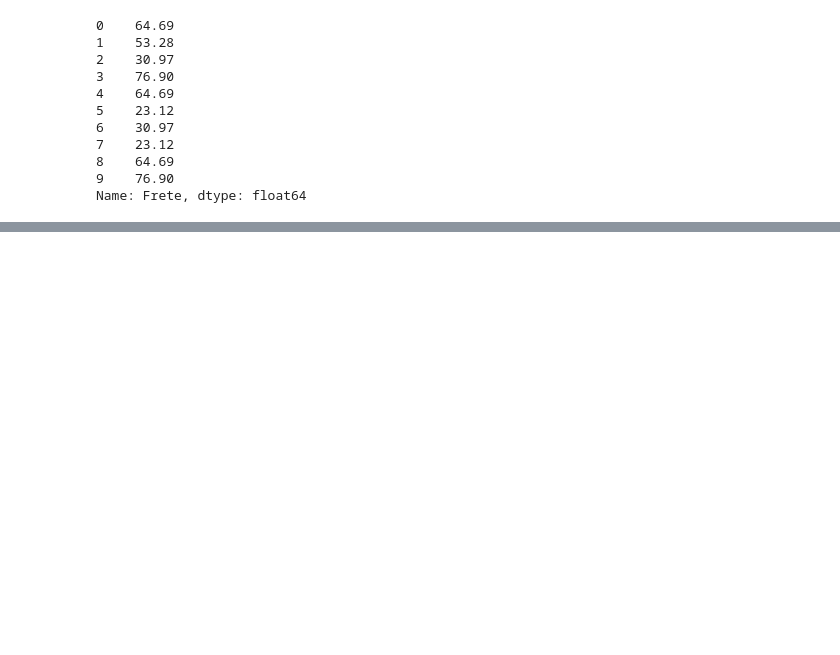
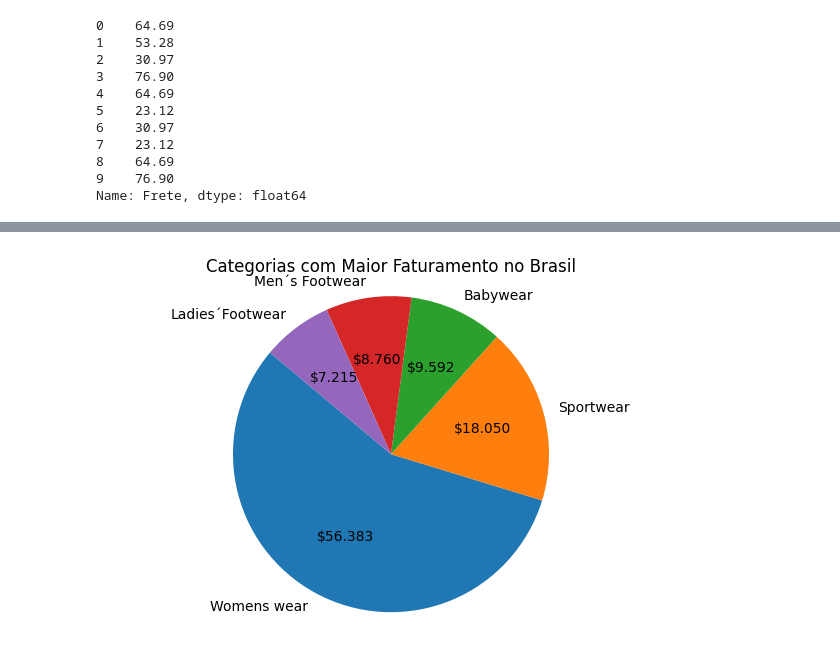
Before and after one commit to ronaldofillho/BI, a Jupyter notebook: Atividade1/Leitura.ipynb, the cells around one changed output, grey strips where cells are left out. Saved outputs shown, nothing was run; the diff lists cells and outputs as text; code cells hidden in the pictures; blank space fills up the shorter version.

```diff
--- a/Atividade1/Leitura.ipynb
+++ b/Atividade1/Leitura.ipynb
@@ -118,0 +148,15 @@ planilha_total.head()
+# %%
+#3.Quais as categorias de produtos que geram maior faturamento (Vendas) no Brasil?
+
+brasilSales = planilha_total[planilha_total['ClientePaís'] == 'Brazil']
+revenueCategories = brasilSales.groupby('CategoriaNome')['Vendas'].sum()
+highestCategoryRevenue = revenueCategories.sort_values(ascending=False).head(5)
+
+plt.figure(figsize=(6,4))
+plt.pie(highestCategoryRevenue, labels=highestCategoryRevenue.index, autopct='$%1.3f', startangle=140)
+plt.axis('equal')
+plt.title('Categorias com Maior Faturamento no Brasil')
+plt.tight_layout()
+plt.show()
+# %% [output]
+[figure, added]
```
Also changed, not shown: parts of 8 cells of this notebook.
